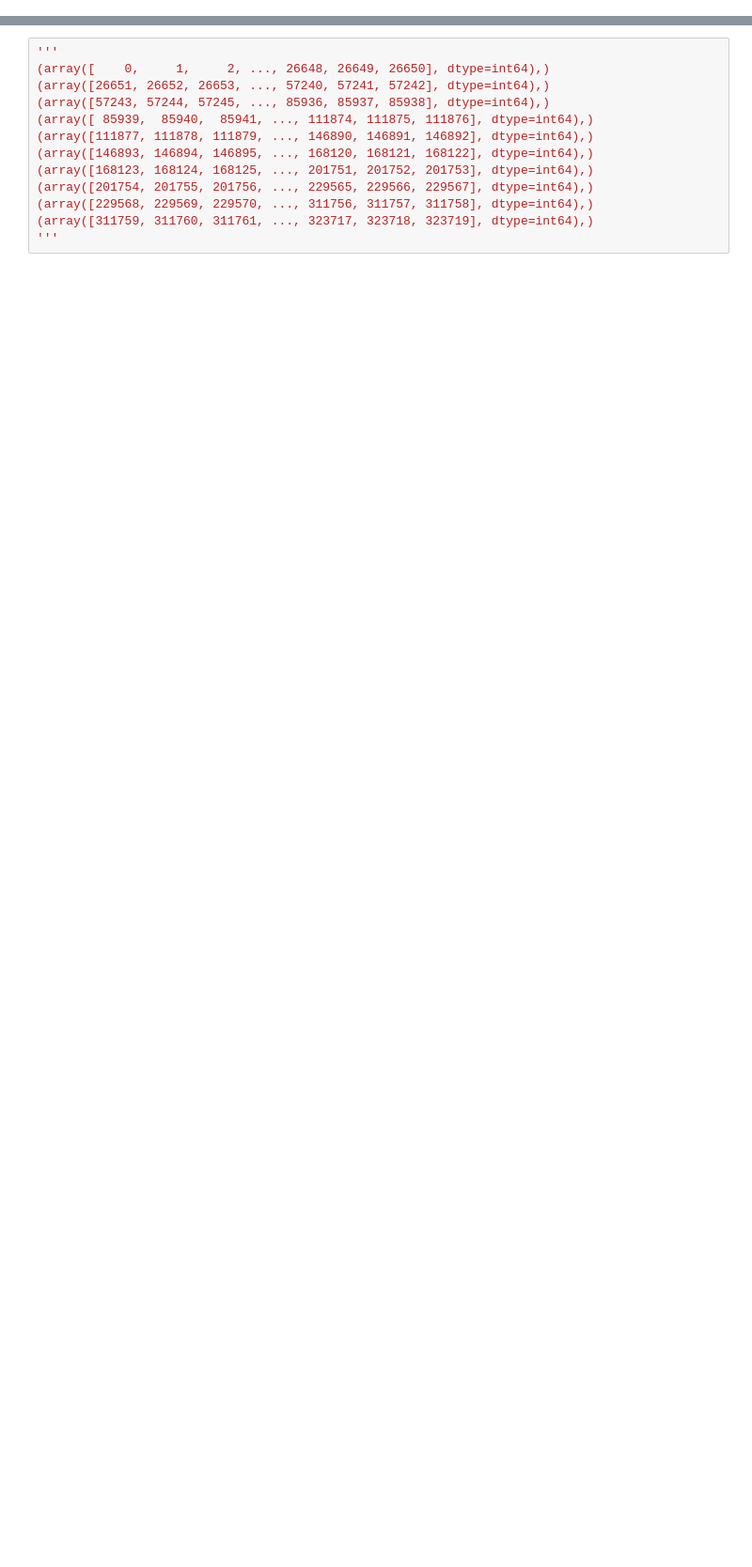
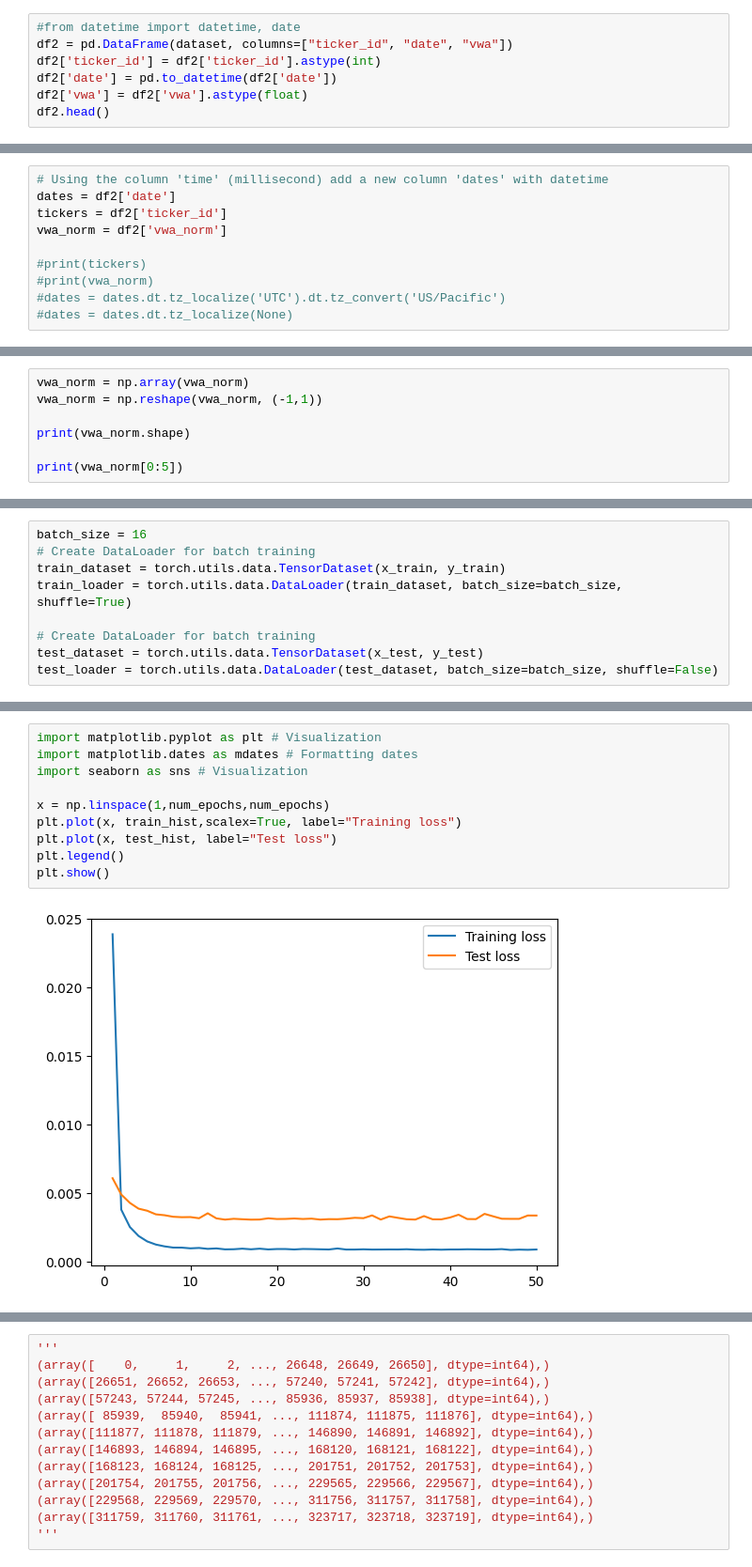
Before and after one commit to CSE-115-UCSC/penny-stock-lstm, a Jupyter notebook: PennyStockDataTest.ipynb, the cells around one changed output, grey strips where cells are left out. Shown at 94% size. Cells and saved outputs as stored; diff of their text form; blank space fills up the shorter version.

Commit message:
Updated notebooks and imputed_data.csv.zip for Aidan
Updated PennyStockData.py
Updated PennyStockDataTest.ipynb
Latest imputed_data.csv.zip

```diff
--- a/PennyStockDataTest.ipynb
+++ b/PennyStockDataTest.ipynb
@@ -31,0 +153,7 @@ print(len(dataset))
+# %%
+#from datetime import datetime, date
+df2 = pd.DataFrame(dataset, columns=["ticker_id", "date", "vwa"])
+df2['ticker_id'] = df2['ticker_id'].astype(int)
+df2['date'] = pd.to_datetime(df2['date'])
+df2['vwa'] = df2['vwa'].astype(float)
+df2.head()
@@ -31,0 +201,10 @@ print(len(dataset))
+# %%
+# Using the column 'time' (millisecond) add a new column 'dates' with datetime
+dates = df2['date']
+tickers = df2['ticker_id']
+vwa_norm = df2['vwa_norm']
+
+#print(tickers)
+#print(vwa_norm)
+#dates = dates.dt.tz_localize('UTC').dt.tz_convert('US/Pacific')
+#dates = dates.dt.tz_localize(None)
@@ -31,0 +239,7 @@ print(len(dataset))
+# %%
+vwa_norm = np.array(vwa_norm)
+vwa_norm = np.reshape(vwa_norm, (-1,1))
+
+print(vwa_norm.shape)
+
+print(vwa_norm[0:5])
@@ -39,0 +366,9 @@ df.head()
+# %%
+batch_size = 16
+# Create DataLoader for batch training
+train_dataset = torch.utils.data.TensorDataset(x_train, y_train)
+train_loader = torch.utils.data.DataLoader(train_dataset, batch_size=batch_size, shuffle=True)
+
+# Create DataLoader for batch training
+test_dataset = torch.utils.data.TensorDataset(x_test, y_test)
+test_loader = torch.utils.data.DataLoader(test_dataset, batch_size=batch_size, shuffle=False)
@@ -39,0 +423,12 @@ df.head()
+# %%
+import matplotlib.pyplot as plt # Visualization
+import matplotlib.dates as mdates # Formatting dates
+import seaborn as sns # Visualization
+
+x = np.linspace(1,num_epochs,num_epochs)
+plt.plot(x, train_hist,scalex=True, label="Training loss")
+plt.plot(x, test_hist, label="Test loss")
+plt.legend()
+plt.show()
+# %% [output]
+[figure, added]
```
Also changed, not shown: parts of 21 cells of this notebook, 2 other files.
